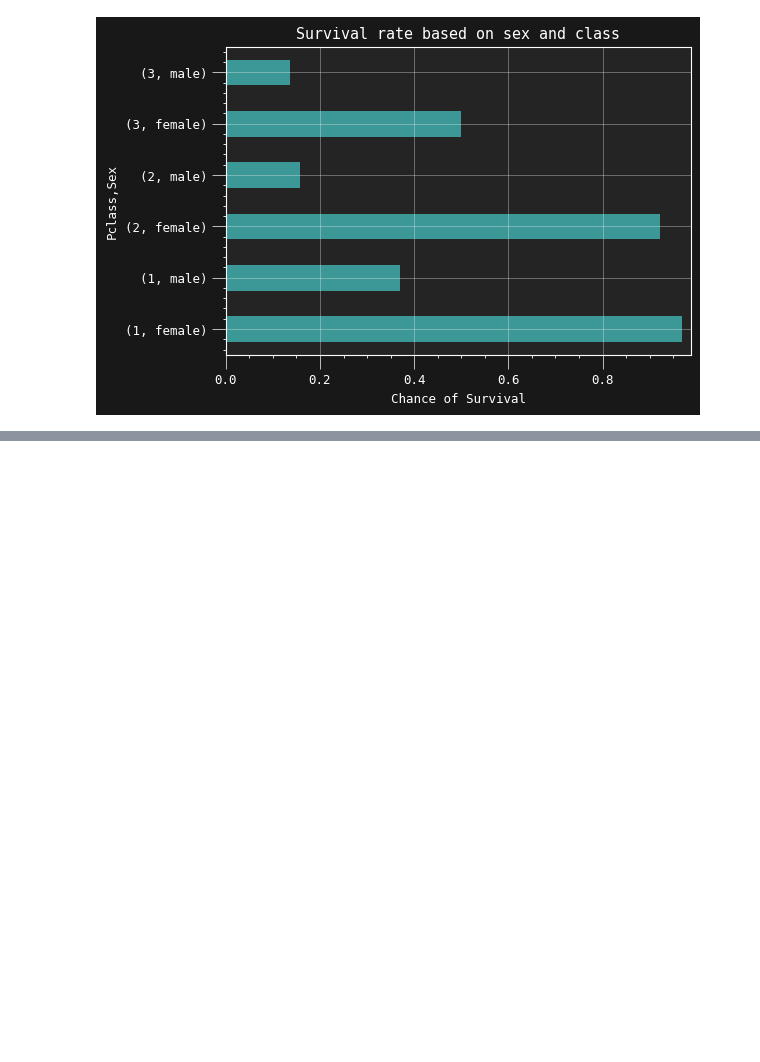
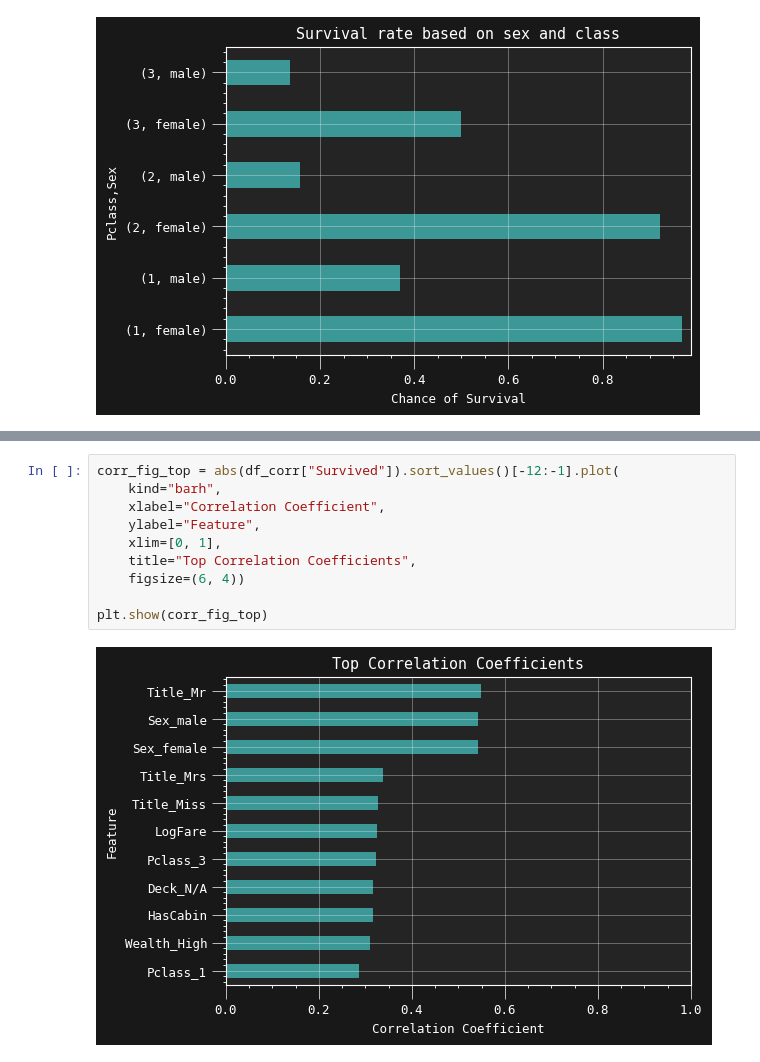
Before and after one commit to Homanloo/Titanic-Survival, a Jupyter notebook: Data_analysis.ipynb, the cells around one changed output, grey strips where cells are left out. Drawn from its saved outputs; the diff is of its cells as text; blank space fills up the shorter version.

Commit message:
Update Data_analysis.ipynb
- Custom OHE
- Correlation matrix
- Top correlation coefficients

```diff
--- a/Data_analysis.ipynb
+++ b/Data_analysis.ipynb
@@ -390,0 +445,12 @@ plt.show(grouped_pclass_sex_survived_plot)
+# %%
+corr_fig_top = abs(df_corr["Survived"]).sort_values()[-12:-1].plot(
+    kind="barh",
+    xlabel="Correlation Coefficient",
+    ylabel="Feature",
+    xlim=[0, 1],
+    title="Top Correlation Coefficients",
+    figsize=(6, 4))
+
+plt.show(corr_fig_top)
+# %% [output]
+[figure, added]
```
Also changed, not shown: parts of 10 cells of this notebook.
